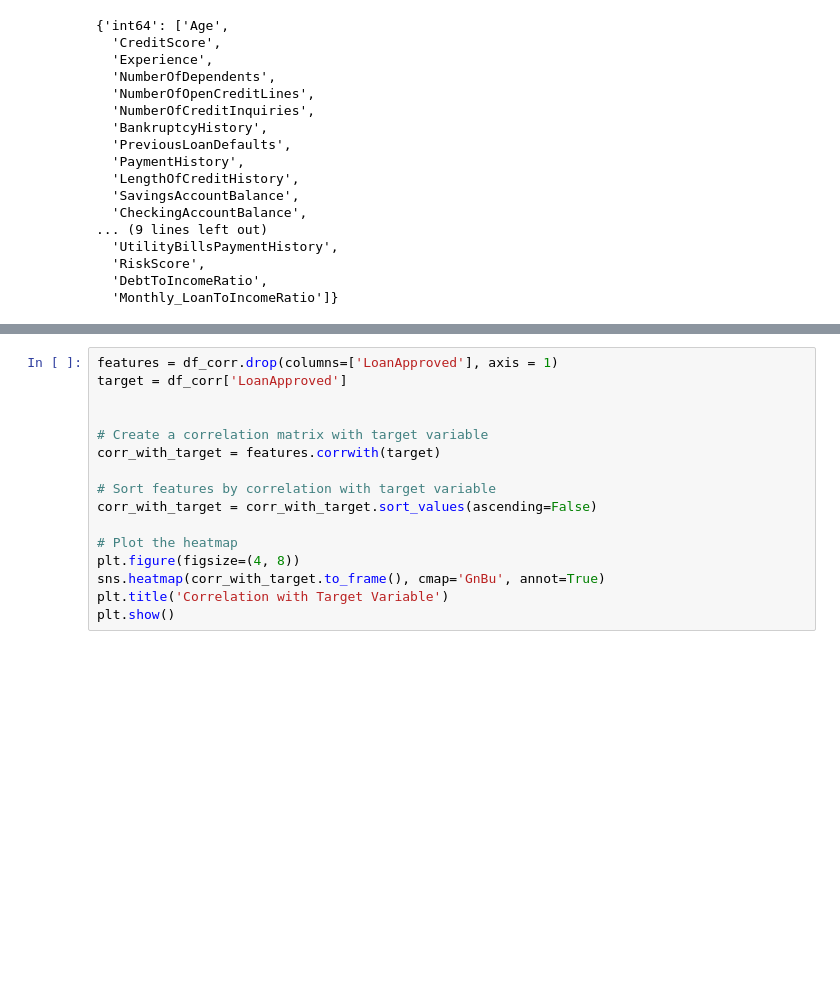
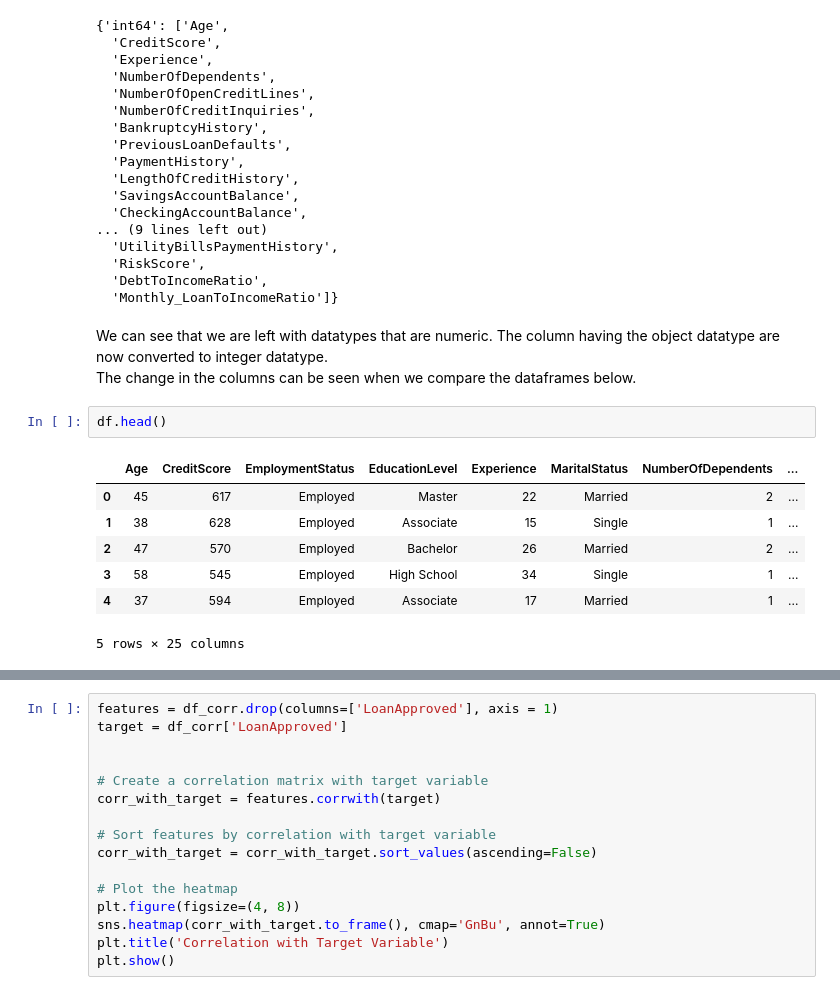
Before and after one commit to GauriR011/Financial-Risk-for-Loan-Approval, a Jupyter notebook: code.ipynb, the cells around one changed output, grey strips where cells are left out. Cells and saved outputs as stored; diff of their text form; blank space fills up the shorter version.

```diff
--- a/code.ipynb
+++ b/code.ipynb
@@ -269,3 +288,16 @@ grps
   'RiskScore',
   'DebtToIncomeRatio',
   'Monthly_LoanToIncomeRatio']}
+# %% [markdown]
+We can see that we are left with datatypes that are numeric. The column having the object datatype are now converted to integer datatype.
+The change in the columns can be seen when we compare the dataframes below.
+# %%
+df.head()
+# %% [output]
+|  | Age | CreditScore | EmploymentStatus | EducationLevel | Experience | MaritalStatus | NumberOfDependents | ... |
+| 0 | 45 | 617 | Employed | Master | 22 | Married | 2 | ... |
+| 1 | 38 | 628 | Employed | Associate | 15 | Single | 1 | ... |
+| 2 | 47 | 570 | Employed | Bachelor | 26 | Married | 2 | ... |
+| 3 | 58 | 545 | Employed | High School | 34 | Single | 1 | ... |
+| 4 | 37 | 594 | Employed | Associate | 17 | Married | 1 | ... |
+5 rows × 25 columns
```
Also changed, not shown: parts of 68 cells of this notebook, 14 other files.
